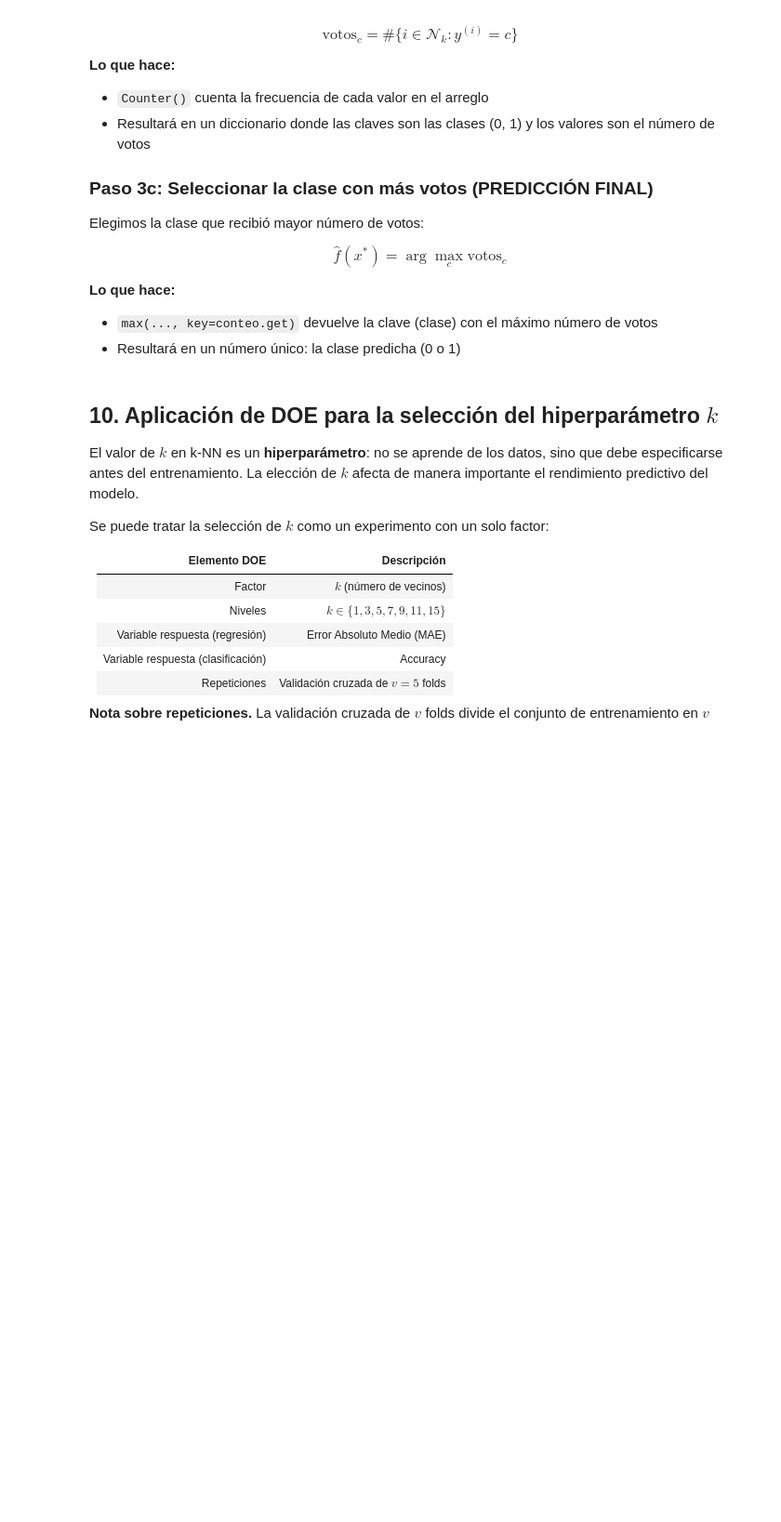
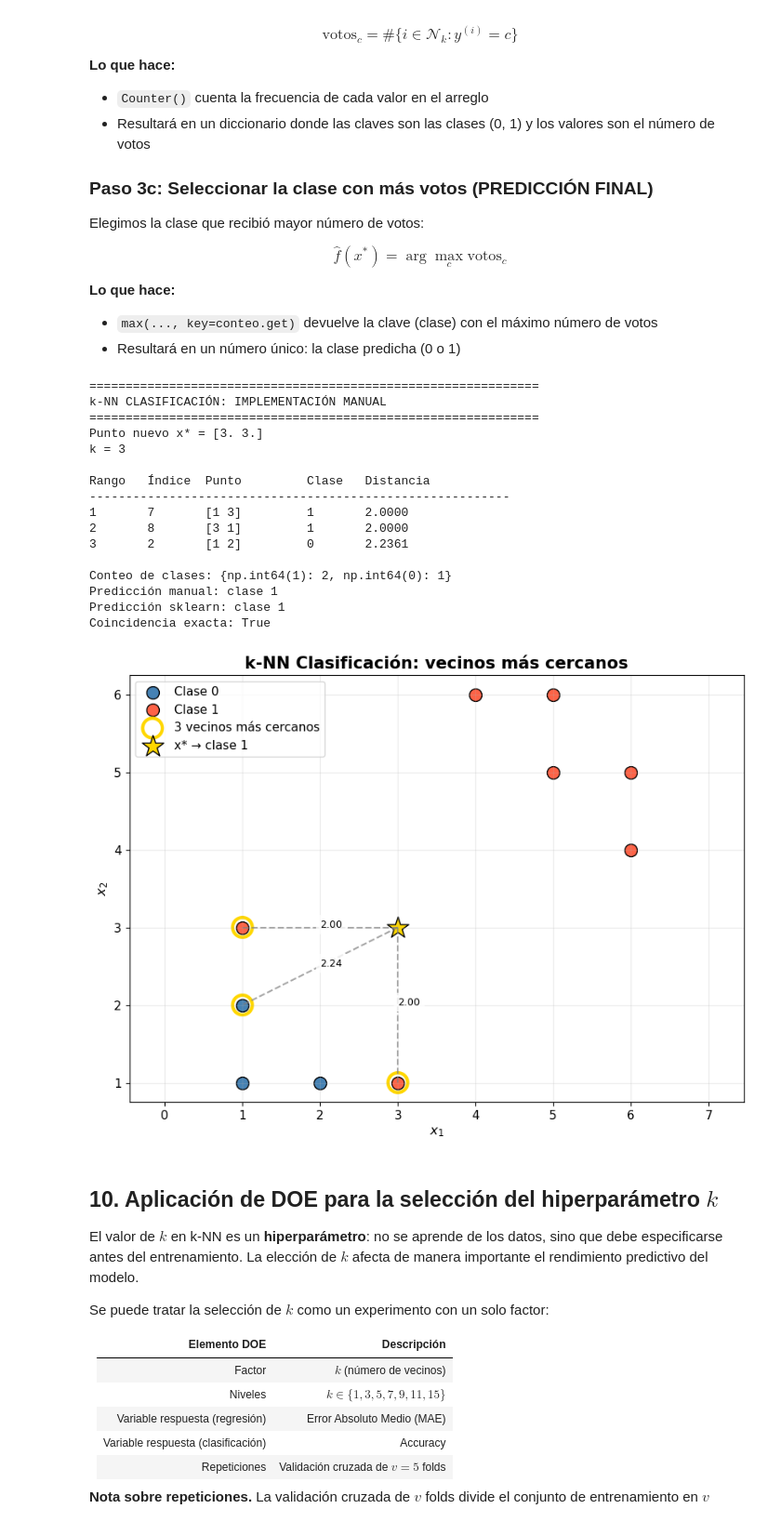
Before and after one commit to gbdiazc/Curso_diseno_experimental_2026, a Jupyter notebook: Matematicas_ML-Alumno.ipynb, the cells around one changed output. Shown at 93% size. Drawn from its saved outputs; the diff is of its cells as text; code cells hidden in the pictures; blank space fills up the shorter version.

Commit message:
Nuevo notebook 30 abril

```diff
--- a/Matematicas_ML-Alumno.ipynb
+++ b/Matematicas_ML-Alumno.ipynb
@@ -729,11 +838,11 @@ $$d_1 = \sqrt{(185 - 160)^2 + (4.5 - 3)^2} = \sqrt{625 + 2.25} = \sqrt{627.25} \
 Este cálculo se repite para las $n = 12$ observaciones.
 # %%
 # Paso 1: distancia de x* a cada punto de entrenamiento
-distancias = np.array([
-    np.linalg.norm(x_nuevo - xi)
-    for xi in X_train_manual
-])
-
+distancias = np.array([np.linalg.norm(x_nuevo - xi) for xi in X_train_manual ])
+dis = [ ]
+for xi in X_train_manual:
+    dis.append(np.linalg.norm(x_nuevo - xi))
+print(pd.DataFrame(dis))
 # Verificación manual para la primera observación
 d1_manual = np.sqrt((185 - 160)**2 + (4.5 - 3)**2)
 
@@ -975,7 +1166,7 @@ X_cls = np.array([
     [4,6],[6,4]          # clase 1
 ], dtype=float)
 
-y_cls = np.array([0,0,0,1,1,1,0,0,1,1])
+y_cls = np.array([0,0,0,1,1,1,1,1,1,1])
 
 # Punto nuevo a clasificar
 x_nuevo_cls = np.array([3.0, 3.0])
@@ -1104,33 +1295,51 @@ for idx in idx_vec_cls:
 # Punto nuevo
 plt.scatter(
     x_nuevo_cls[0],
     x_nuevo_cls[1],
     marker="*",
     s=420,
     c="gold",
     edgecolors="k",
     label=f"x* → clase {pred_manual}"
 )
 
 # Etiquetas de distancia
 for idx in idx_vec_cls:
     xm = (x_nuevo_cls[0] + X_cls[idx,0]) / 2
     ym = (x_nuevo_cls[1] + X_cls[idx,1]) / 2
 
     plt.text(
         xm, ym,
         f"{distancias_cls[idx]:.2f}",
         fontsize=9,
         bbox=dict(facecolor="white", alpha=0.8, edgecolor="none")
     )
 
 plt.title("k-NN Clasificación: vecinos más cercanos", fontsize=15, weight="bold")
 plt.xlabel("$x_1$", fontsize=12)
 plt.ylabel("$x_2$", fontsize=12)
 plt.grid(alpha=0.25)
 plt.legend()
 plt.axis("equal")
 plt.show()
+# %% [output]
+==============================================================
+k-NN CLASIFICACIÓN: IMPLEMENTACIÓN MANUAL
+==============================================================
+Punto nuevo x* = [3. 3.]
+k = 3
+
+Rango   Índice  Punto         Clase   Distancia
+----------------------------------------------------------
+1       7       [1 3]         1       2.0000
+2       8       [3 1]         1       2.0000
+3       2       [1 2]         0       2.2361
+
+Conteo de clases: {np.int64(1): 2, np.int64(0): 1}
+Predicción manual: clase 1
+Predicción sklearn: clase 1
+Coincidencia exacta: True
+[figure, added]
 # %% [markdown]
 ## 10. Aplicación de DOE para la selección del hiperparámetro $k$
 
```
Also changed, not shown: parts of 26 cells of this notebook, 2 other files.
